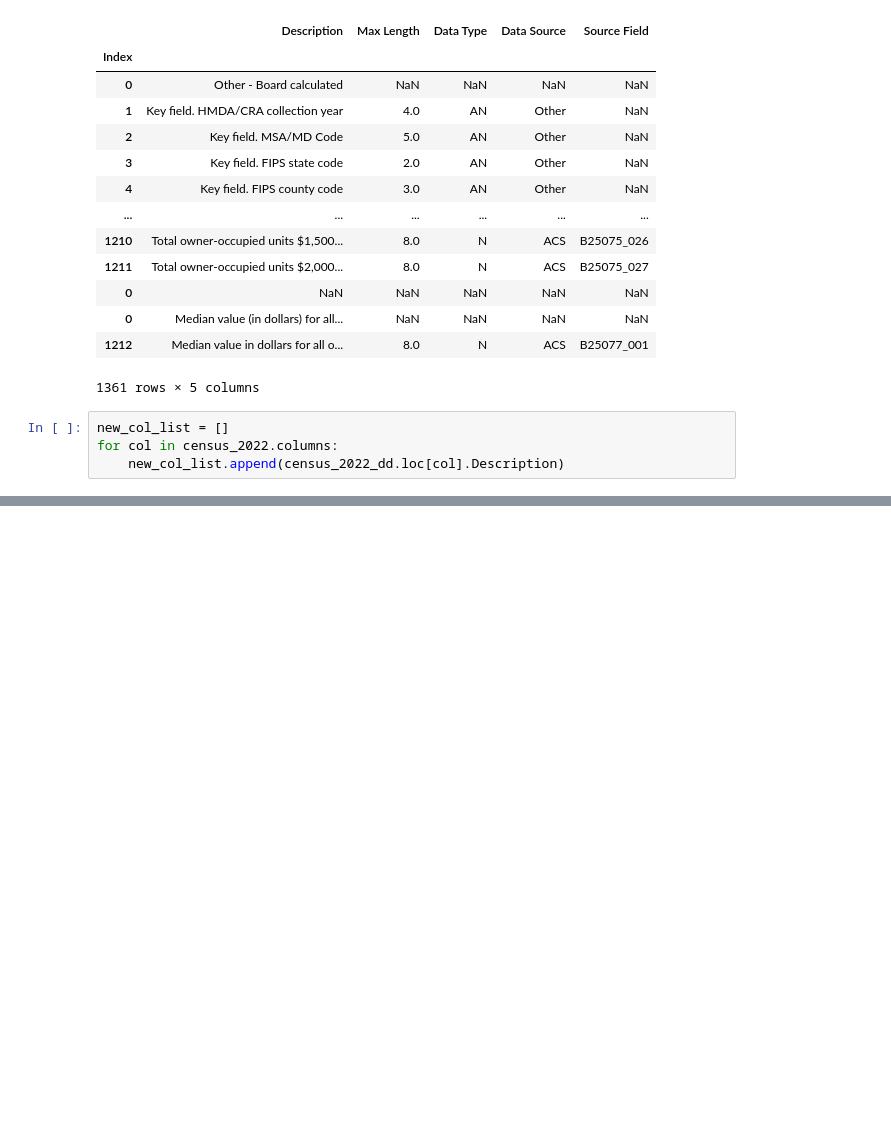
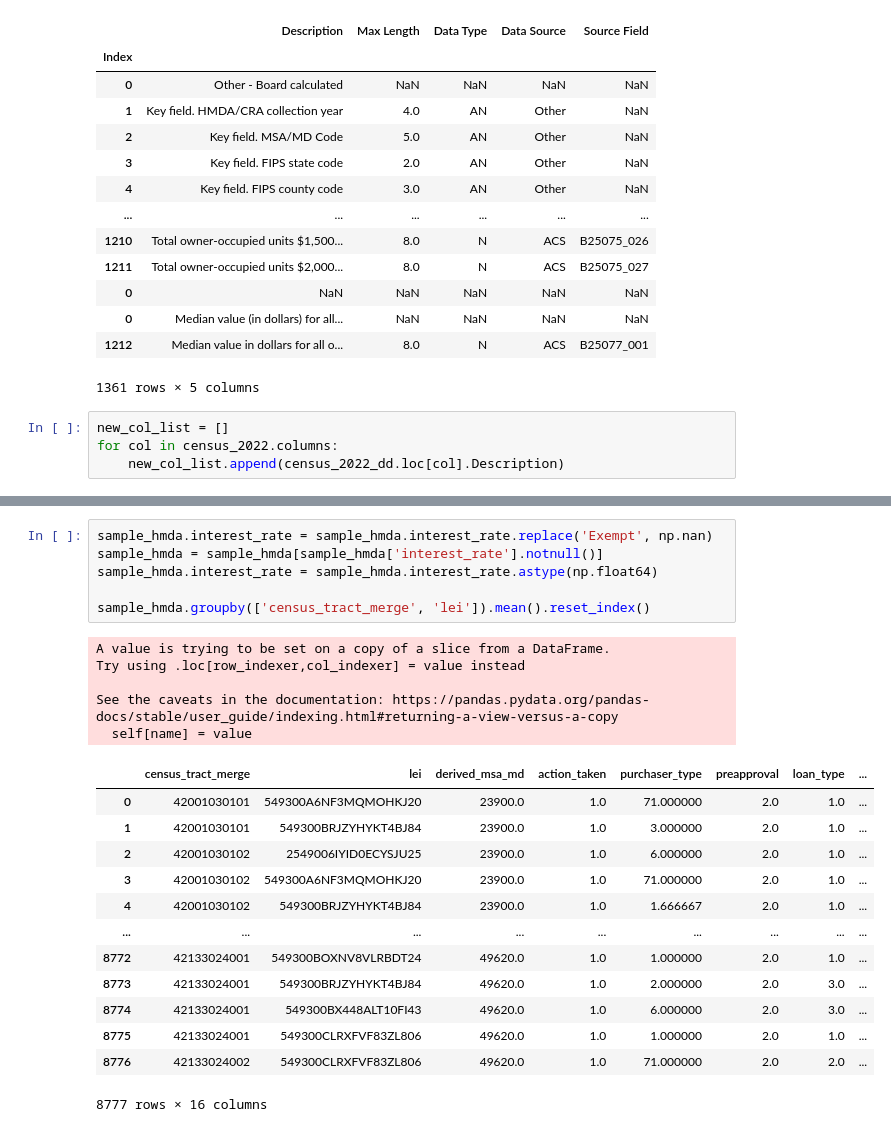
Before and after one commit to barryce95/CNA, a Jupyter notebook: Dev/dev.ipynb, the cells around one changed output, grey strips where cells are left out. Cells and saved outputs as stored; diff of their text form; blank space fills up the shorter version.

```diff
--- a/Dev/dev.ipynb
+++ b/Dev/dev.ipynb
@@ -300,0 +427,25 @@ len(sample_merge['MSA/MD median family income'])
+# %%
+sample_hmda.interest_rate = sample_hmda.interest_rate.replace('Exempt', np.nan)
+sample_hmda = sample_hmda[sample_hmda['interest_rate'].notnull()]
+sample_hmda.interest_rate = sample_hmda.interest_rate.astype(np.float64)
+
+sample_hmda.groupby(['census_tract_merge', 'lei']).mean().reset_index()
+# %% [output]
+A value is trying to be set on a copy of a slice from a DataFrame.
+Try using .loc[row_indexer,col_indexer] = value instead
+
+See the caveats in the documentation: https://pandas.pydata.org/pandas-docs/stable/user_guide/indexing.html#returning-a-view-versus-a-copy
+  self[name] = value
+|  | census_tract_merge | lei | derived_msa_md | action_taken | purchaser_type | preapproval | loan_type | ... |
+| 0 | 42001030101 | 549300A6NF3MQMOHKJ20 | 23900.0 | 1.0 | 71.000000 | 2.0 | 1.0 | ... |
+| 1 | 42001030101 | 549300BRJZYHYKT4BJ84 | 23900.0 | 1.0 | 3.000000 | 2.0 | 1.0 | ... |
+| 2 | 42001030102 | 2549006IYID0ECYSJU25 | 23900.0 | 1.0 | 6.000000 | 2.0 | 1.0 | ... |
+| 3 | 42001030102 | 549300A6NF3MQMOHKJ20 | 23900.0 | 1.0 | 71.000000 | 2.0 | 1.0 | ... |
+| 4 | 42001030102 | 549300BRJZYHYKT4BJ84 | 23900.0 | 1.0 | 1.666667 | 2.0 | 1.0 | ... |
+| ... | ... | ... | ... | ... | ... | ... | ... | ... |
+| 8772 | 42133024001 | 549300BOXNV8VLRBDT24 | 49620.0 | 1.0 | 1.000000 | 2.0 | 1.0 | ... |
+| 8773 | 42133024001 | 549300BRJZYHYKT4BJ84 | 49620.0 | 1.0 | 2.000000 | 2.0 | 3.0 | ... |
+| 8774 | 42133024001 | 549300BX448ALT10FI43 | 49620.0 | 1.0 | 6.000000 | 2.0 | 3.0 | ... |
+| 8775 | 42133024001 | 549300CLRXFVF83ZL806 | 49620.0 | 1.0 | 1.000000 | 2.0 | 1.0 | ... |
+| 8776 | 42133024002 | 549300CLRXFVF83ZL806 | 49620.0 | 1.0 | 71.000000 | 2.0 | 2.0 | ... |
+8777 rows × 16 columns
```
Also changed, not shown: parts of 21 cells of this notebook.
